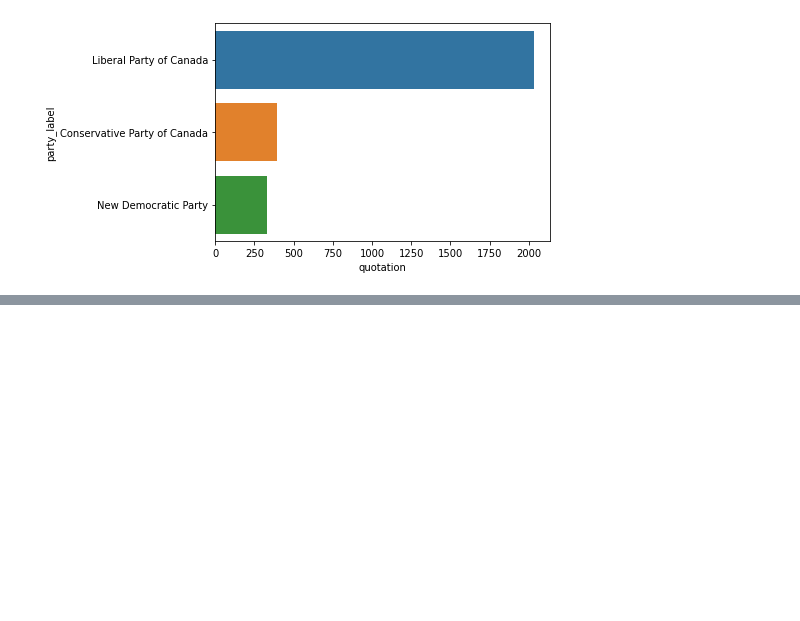
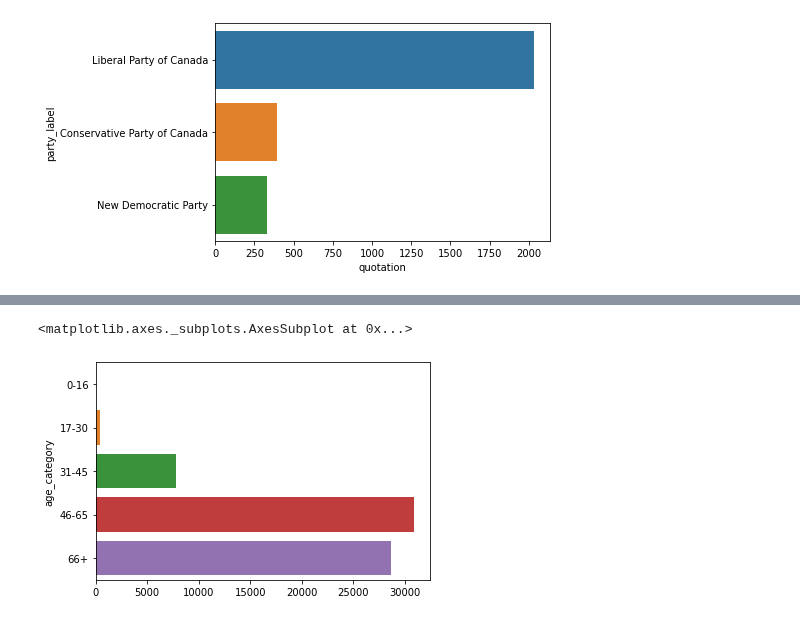
Before and after one commit to epfl-ada/ada-2021-project-jjzm, a Jupyter notebook: Project_Milestone_2.ipynb, the cells around one changed output, grey strips where cells are left out. Cells and saved outputs as stored; diff of their text form; code cells hidden in the pictures; blank space fills up the shorter version.

```diff
--- a/Project_Milestone_2.ipynb
+++ b/Project_Milestone_2.ipynb
@@ -458,0 +496,20 @@ sns.barplot(data=canada_data[:3], x='quotation', y='party_label')
+# %%
+# to find the age category
+def age_category(age):
+  if age < 17:
+    return '0-16'
+  elif age < 31:
+    return '17-30'
+  elif age < 46:
+    return '31-45'
+  elif age < 66:
+    return '46-65'
+  else:
+    return '66+'
+# %%
+# create birth_year, age and age_category columns
+climate_wikidata_ages = climate_wikidata_label.dropna(axis=0, subset=['date_of_birth'])
+climate_wikidata_ages['birth_year'] = climate_wikidata_ages.date_of_birth.apply(lambda x: int(x[0][1:5]))
+climate_wikidata_ages['age'] = climate_wikidata_ages['year'] - climate_wikidata_ages['birth_year']
+climate_wikidata_ages['age_category'] = climate_wikidata_ages['age'].apply(age_category)
+climate_wikidata_ages.sample(3)
@@ -458,0 +521,7 @@ sns.barplot(data=canada_data[:3], x='quotation', y='party_label')
+# %%
+# number of quotes by age category in the world
+age_categories = climate_wikidata_ages.groupby(by='age_category').count().quotation
+sns.barplot(x=age_categories[:10].values, y=age_categories[:10].index)
+# %% [output]
+<matplotlib.axes._subplots.AxesSubplot at 0x...>
+[figure, added]
```
Also changed, not shown: parts of 15 cells of this notebook.
